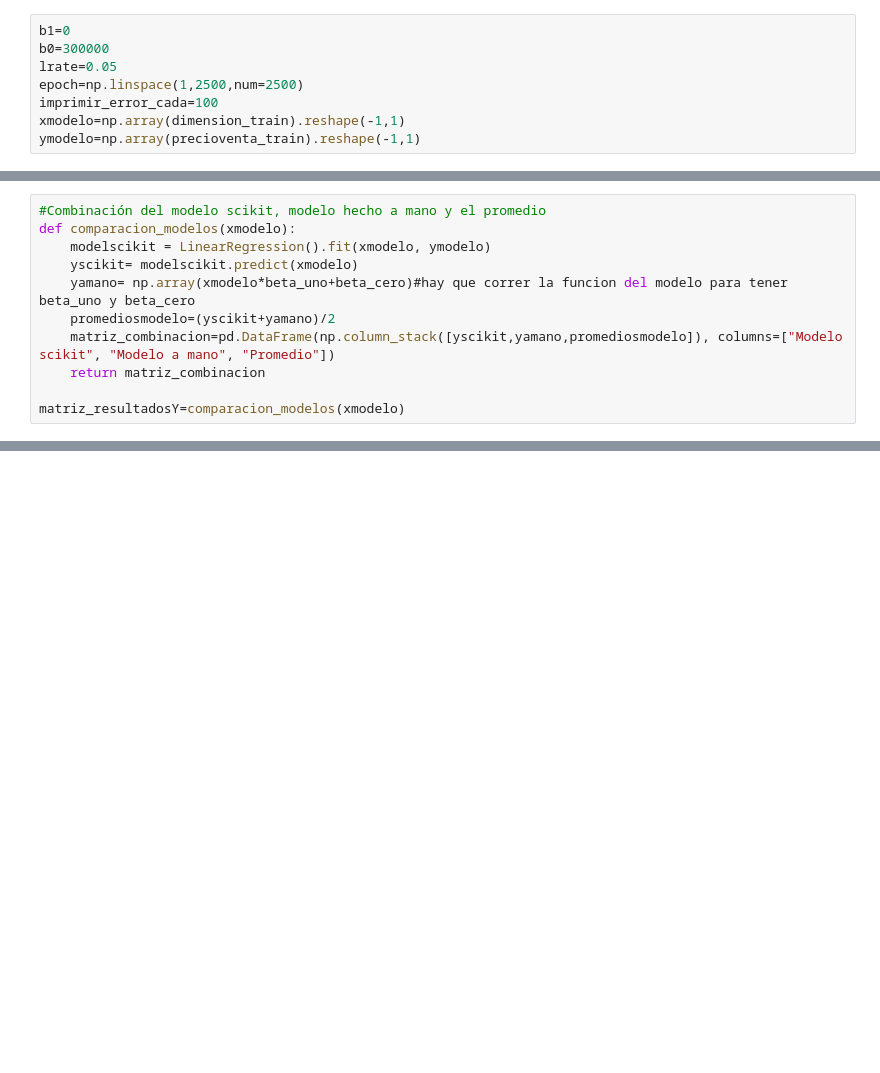
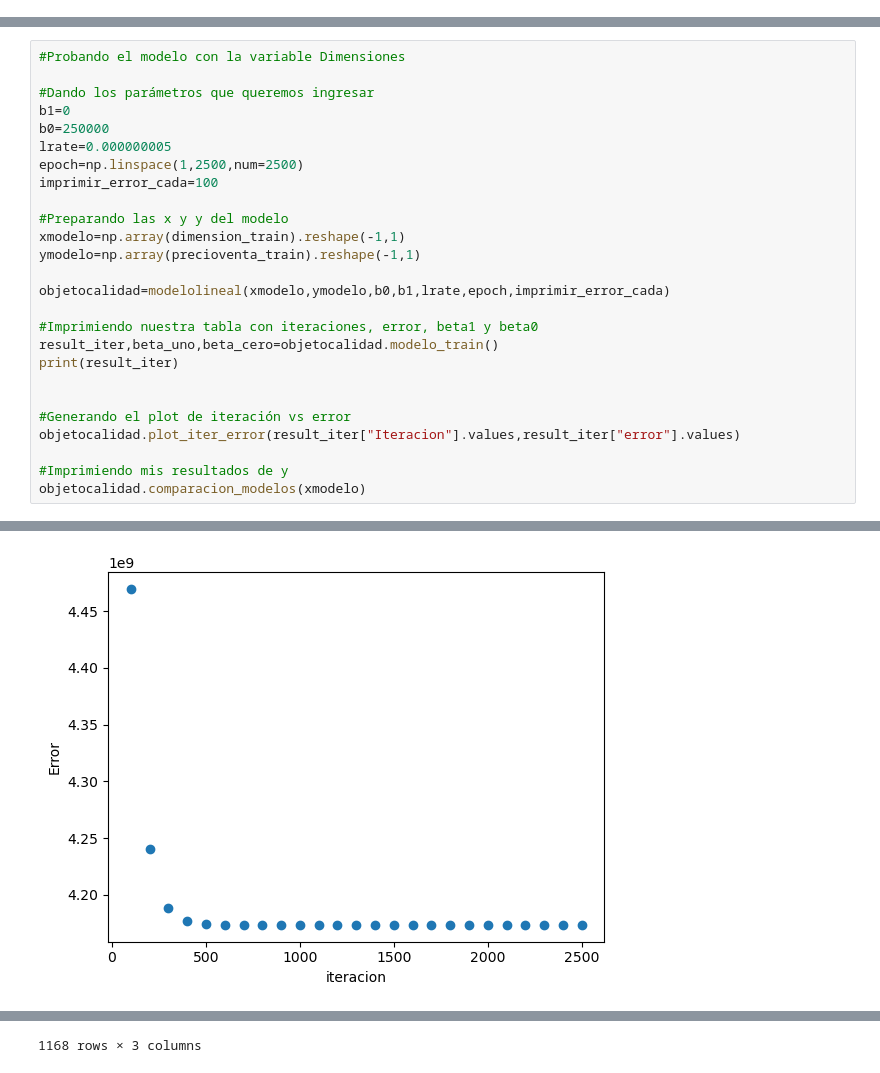
Before and after one commit to EdgarMazariegos/Proyecto1python, a Jupyter notebook: proyecto1.ipynb, the cells around one changed output, grey strips where cells are left out. Saved outputs shown, nothing was run; the diff lists cells and outputs as text; blank space fills up the shorter version.

```diff
--- a/proyecto1.ipynb
+++ b/proyecto1.ipynb
@@ -306,8 +0,0 @@ result_iter,beta_uno,beta_cero = modelo_train(xmodelo,ymodelo,b0,b1,lrate,epoch,
-# %%
-b1=0
-b0=300000
-lrate=0.05
-epoch=np.linspace(1,2500,num=2500)
-imprimir_error_cada=100
-xmodelo=np.array(dimension_train).reshape(-1,1)
-ymodelo=np.array(precioventa_train).reshape(-1,1)
@@ -326,11 +0,0 @@ plot_iter_error(result_i,result_err)
-# %%
-#Combinación del modelo scikit, modelo hecho a mano y el promedio
-def comparacion_modelos(xmodelo):
-    modelscikit = LinearRegression().fit(xmodelo, ymodelo)
-    yscikit= modelscikit.predict(xmodelo)
-    yamano= np.array(xmodelo*beta_uno+beta_cero)#hay que correr la funcion del modelo para tener beta_uno y beta_cero
-    promediosmodelo=(yscikit+yamano)/2
-    matriz_combinacion=pd.DataFrame(np.column_stack([yscikit,yamano,promediosmodelo]), columns=["Modelo scikit", "Modelo a mano", "Promedio"])
-    return matriz_combinacion
-
-matriz_resultadosY=comparacion_modelos(xmodelo)
@@ -527,0 +399,27 @@ objetocalidad.comparacion_modelos(xmodelo)
+# %%
+#Probando el modelo con la variable Dimensiones
+
+#Dando los parámetros que queremos ingresar
+b1=0
+b0=250000
+lrate=0.000000005
+epoch=np.linspace(1,2500,num=2500)
+imprimir_error_cada=100
+
+#Preparando las x y y del modelo
+xmodelo=np.array(dimension_train).reshape(-1,1)
+ymodelo=np.array(precioventa_train).reshape(-1,1)
+
+objetocalidad=modelolineal(xmodelo,ymodelo,b0,b1,lrate,epoch,imprimir_error_cada)
+
+#Imprimiendo nuestra tabla con iteraciones, error, beta1 y beta0
+result_iter,beta_uno,beta_cero=objetocalidad.modelo_train()
+print(result_iter)
+
+
+#Generando el plot de iteración vs error
+objetocalidad.plot_iter_error(result_iter["Iteracion"].values,result_iter["error"].values)
+
+#Imprimiendo mis resultados de y
+objetocalidad.comparacion_modelos(xmodelo)
+# %% [output]
@@ -527,0 +443 @@ objetocalidad.comparacion_modelos(xmodelo)
+[figure, added]
@@ -527,0 +456 @@ objetocalidad.comparacion_modelos(xmodelo)
+1168 rows × 3 columns
```
Also changed, not shown: parts of 36 cells of this notebook.
